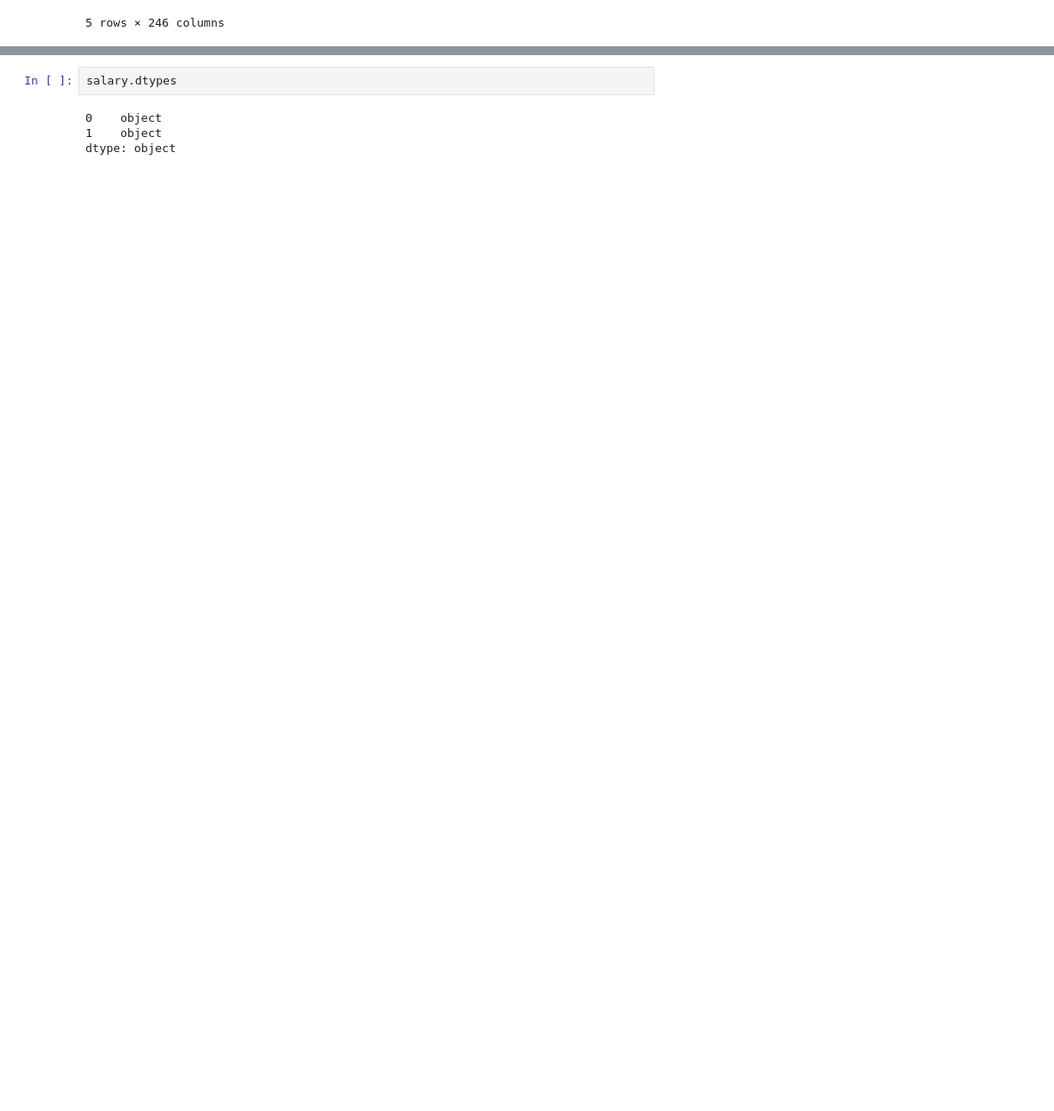
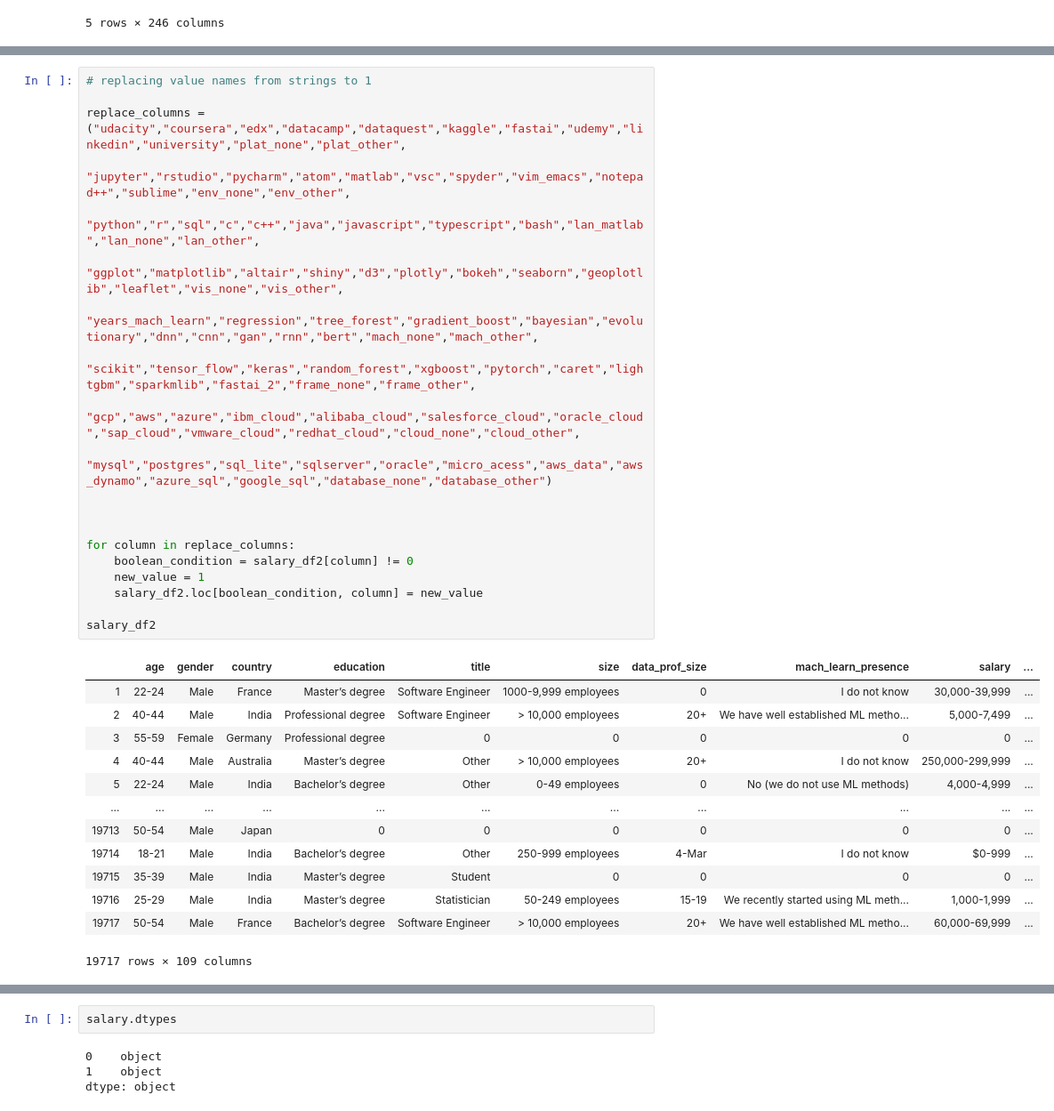
Before and after one commit to adrianavandeguchte/PredictYourSalary, a Jupyter notebook: notebooks/data_cleaning_kasia.ipynb, the cells around one changed output, grey strips where cells are left out. Shown at 89% size. Saved outputs shown, nothing was run; the diff lists cells and outputs as text; blank space fills up the shorter version.

```diff
--- a/notebooks/data_cleaning_kasia.ipynb
+++ b/notebooks/data_cleaning_kasia.ipynb
@@ -98,0 +110,34 @@ Length: 109, dtype: object
+# %%
+# replacing value names from strings to 1
+
+replace_columns = ("udacity","coursera","edx","datacamp","dataquest","kaggle","fastai","udemy","linkedin","university","plat_none","plat_other",
+                                 "jupyter","rstudio","pycharm","atom","matlab","vsc","spyder","vim_emacs","notepad++","sublime","env_none","env_other",
+                                 "python","r","sql","c","c++","java","javascript","typescript","bash","lan_matlab","lan_none","lan_other",
+                                 "ggplot","matplotlib","altair","shiny","d3","plotly","bokeh","seaborn","geoplotlib","leaflet","vis_none","vis_other",
+                                 "years_mach_learn","regression","tree_forest","gradient_boost","bayesian","evolutionary","dnn","cnn","gan","rnn","bert","mach_none","mach_other",
+                                 "scikit","tensor_flow","keras","random_forest","xgboost","pytorch","caret","lightgbm","sparkmlib","fastai_2","frame_none","frame_other",
+                                 "gcp","aws","azure","ibm_cloud","alibaba_cloud","salesforce_cloud","oracle_cloud","sap_cloud","vmware_cloud","redhat_cloud","cloud_none","cloud_other",
+                                 "mysql","postgres","sql_lite","sqlserver","oracle","micro_acess","aws_data","aws_dynamo","azure_sql","google_sql","database_none","database_other")
+
+
+
+for column in replace_columns:
+    boolean_condition = salary_df2[column] != 0
+    new_value = 1
+    salary_df2.loc[boolean_condition, column] = new_value
+
+salary_df2
+# %% [output]
+|  | age | gender | country | education | title | size | data_prof_size | mach_learn_presence | salary | ... |
+| 1 | 22-24 | Male | France | Master’s degree | Software Engineer | 1000-9,999 employees | 0 | I do not know | 30,000-39,999 | ... |
+| 2 | 40-44 | Male | India | Professional degree | Software Engineer | > 10,000 employees | 20+ | We have well established ML metho... | 5,000-7,499 | ... |
+| 3 | 55-59 | Female | Germany | Professional degree | 0 | 0 | 0 | 0 | 0 | ... |
+| 4 | 40-44 | Male | Australia | Master’s degree | Other | > 10,000 employees | 20+ | I do not know | 250,000-299,999 | ... |
+| 5 | 22-24 | Male | India | Bachelor’s degree | Other | 0-49 employees | 0 | No (we do not use ML methods) | 4,000-4,999 | ... |
+| ... | ... | ... | ... | ... | ... | ... | ... | ... | ... | ... |
+| 19713 | 50-54 | Male | Japan | 0 | 0 | 0 | 0 | 0 | 0 | ... |
+| 19714 | 18-21 | Male | India | Bachelor’s degree | Other | 250-999 employees | 4-Mar | I do not know | $0-999 | ... |
+| 19715 | 35-39 | Male | India | Master’s degree | Student | 0 | 0 | 0 | 0 | ... |
+| 19716 | 25-29 | Male | India | Master’s degree | Statistician | 50-249 employees | 15-19 | We recently started using ML meth... | 1,000-1,999 | ... |
+| 19717 | 50-54 | Male | France | Bachelor’s degree | Software Engineer | > 10,000 employees | 20+ | We have well established ML metho... | 60,000-69,999 | ... |
+19717 rows × 109 columns
```
Also changed, not shown: parts of 28 cells of this notebook, 1 other file.
